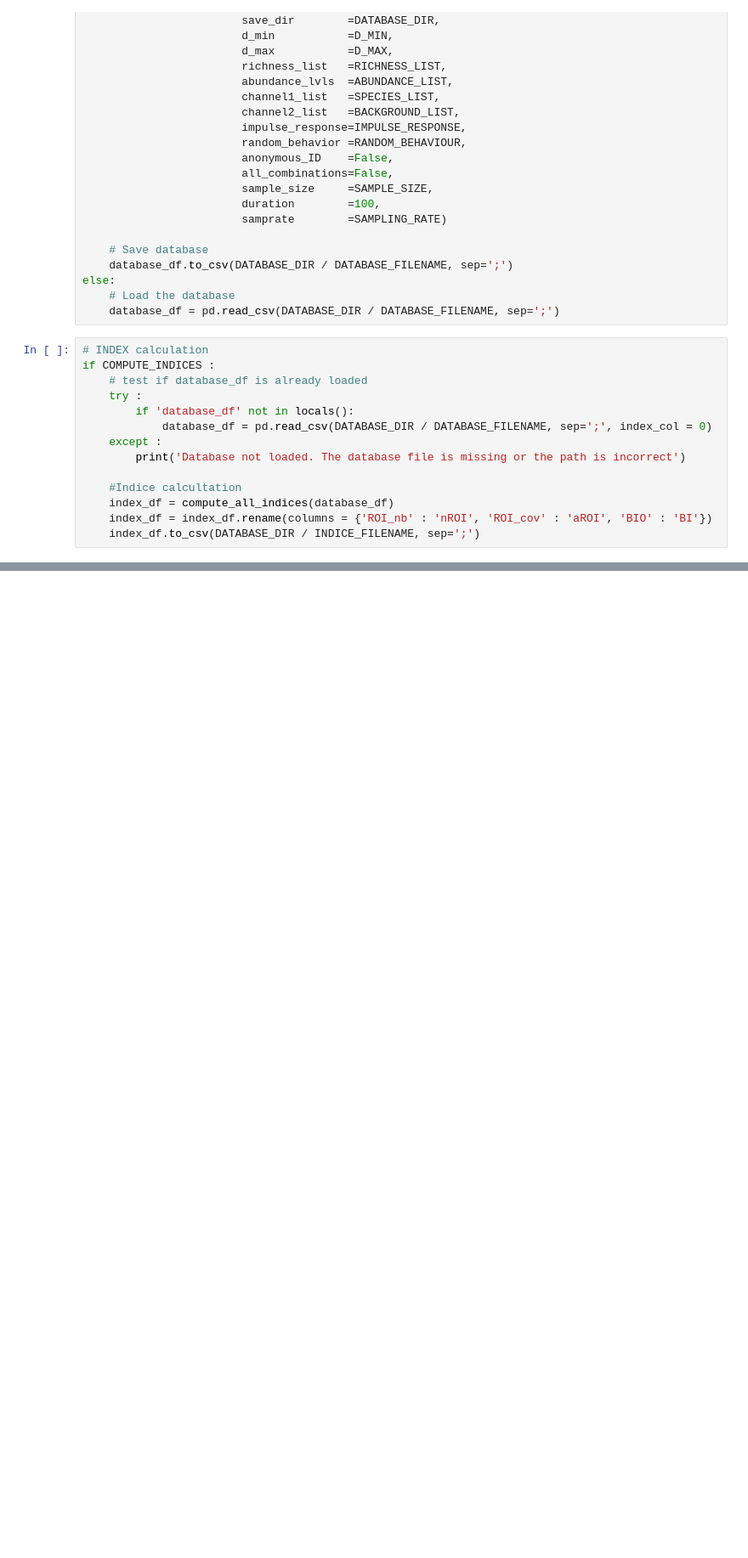
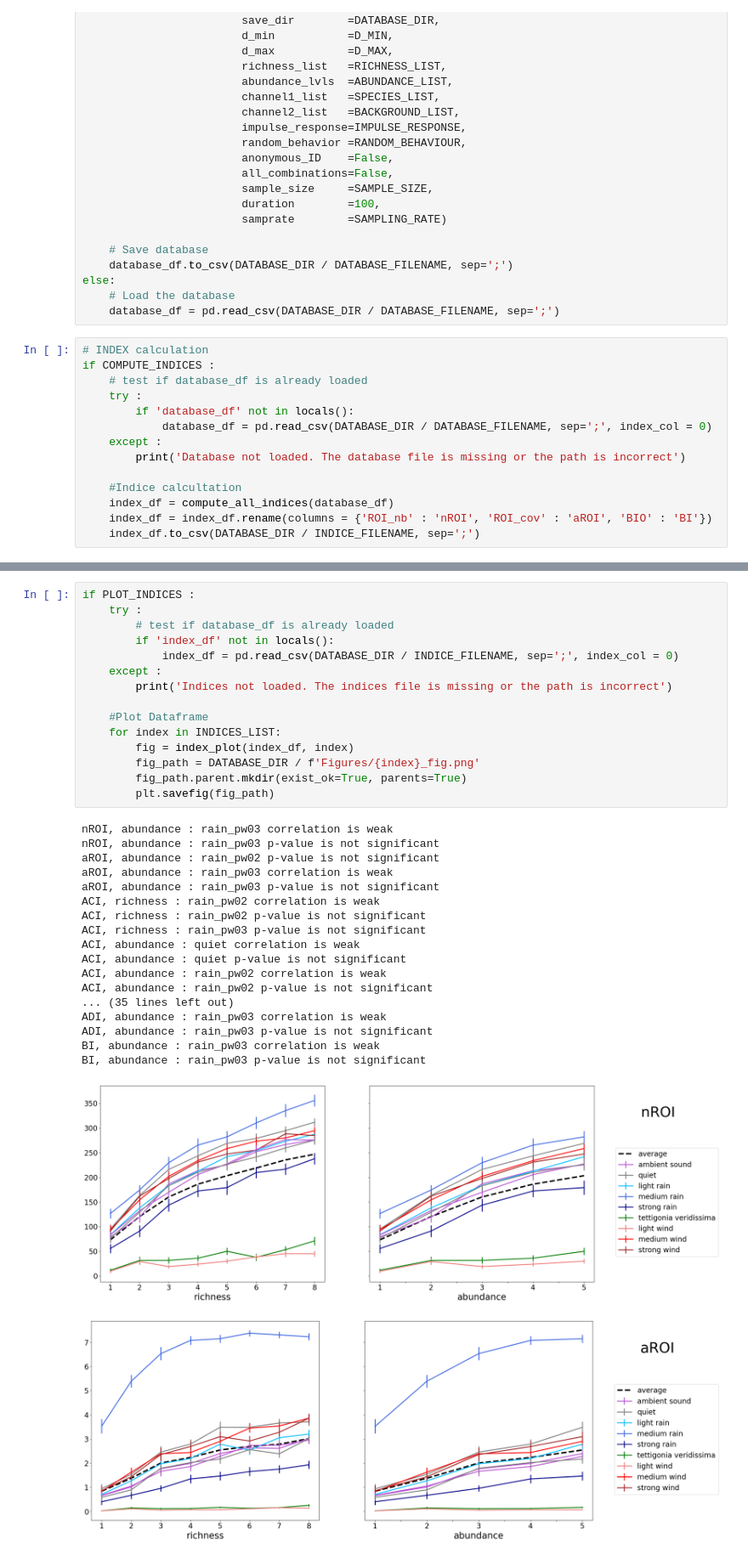
Before and after one commit to ear-team/evascape, a Jupyter notebook: Evascape_scripts/partial_process.ipynb, the cells around one changed output, grey strips where cells are left out. Shown at 85% size. Drawn from its saved outputs; the diff is of its cells as text; blank space fills up the shorter version.

```diff
--- a/Evascape_scripts/partial_process.ipynb
+++ b/Evascape_scripts/partial_process.ipynb
@@ -146,0 +142,35 @@ if PLOT_INDICES :
+# %%
+if PLOT_INDICES :
+    try :
+        # test if database_df is already loaded
+        if 'index_df' not in locals():
+            index_df = pd.read_csv(DATABASE_DIR / INDICE_FILENAME, sep=';', index_col = 0)
+    except :
+        print('Indices not loaded. The indices file is missing or the path is incorrect')
+
+    #Plot Dataframe
+    for index in INDICES_LIST:
+        fig = index_plot(index_df, index)
+        fig_path = DATABASE_DIR / f'Figures/{index}_fig.png'
+        fig_path.parent.mkdir(exist_ok=True, parents=True)
+        plt.savefig(fig_path)
+# %% [output]
+nROI, abundance : rain_pw03 correlation is weak
+nROI, abundance : rain_pw03 p-value is not significant
+aROI, abundance : rain_pw02 p-value is not significant
+aROI, abundance : rain_pw03 correlation is weak
+aROI, abundance : rain_pw03 p-value is not significant
+ACI, richness : rain_pw02 correlation is weak
+ACI, richness : rain_pw02 p-value is not significant
+ACI, richness : rain_pw03 p-value is not significant
+ACI, abundance : quiet correlation is weak
+ACI, abundance : quiet p-value is not significant
+ACI, abundance : rain_pw02 correlation is weak
+ACI, abundance : rain_pw02 p-value is not significant
+... (35 lines left out)
+ADI, abundance : rain_pw03 correlation is weak
+ADI, abundance : rain_pw03 p-value is not significant
+BI, abundance : rain_pw03 correlation is weak
+BI, abundance : rain_pw03 p-value is not significant
+[figure, added]
+[figure, added]
```
Also changed, not shown: parts of 3 cells of this notebook, 3 other files.
